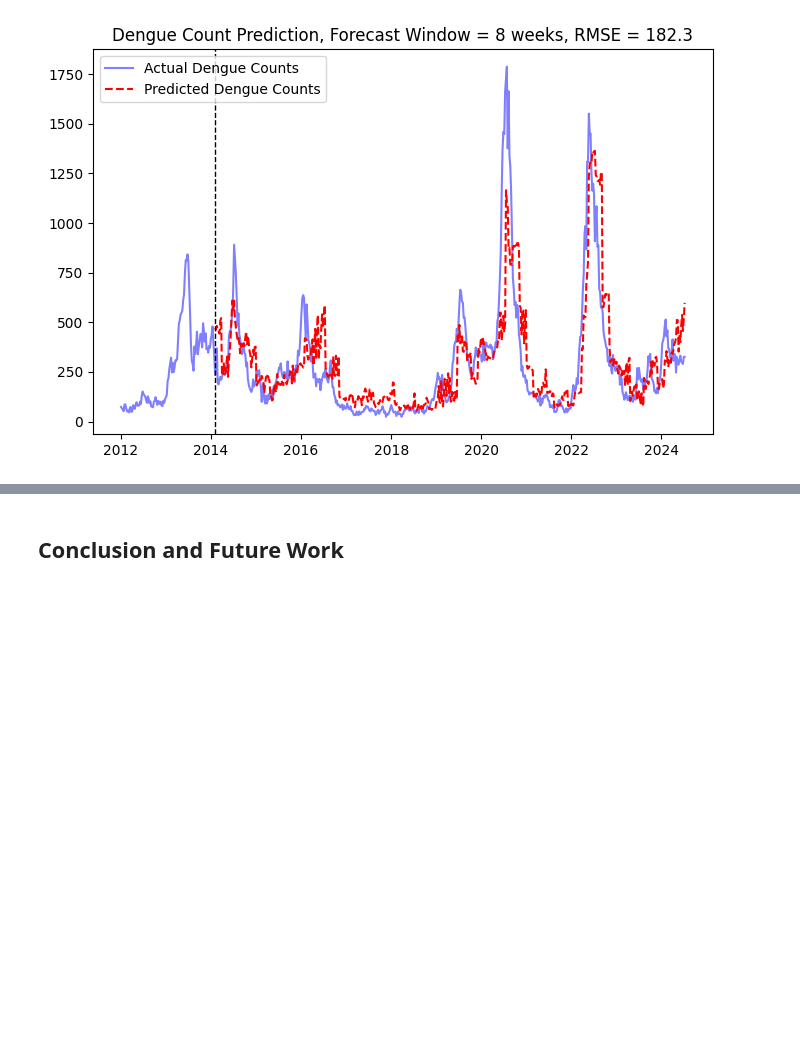
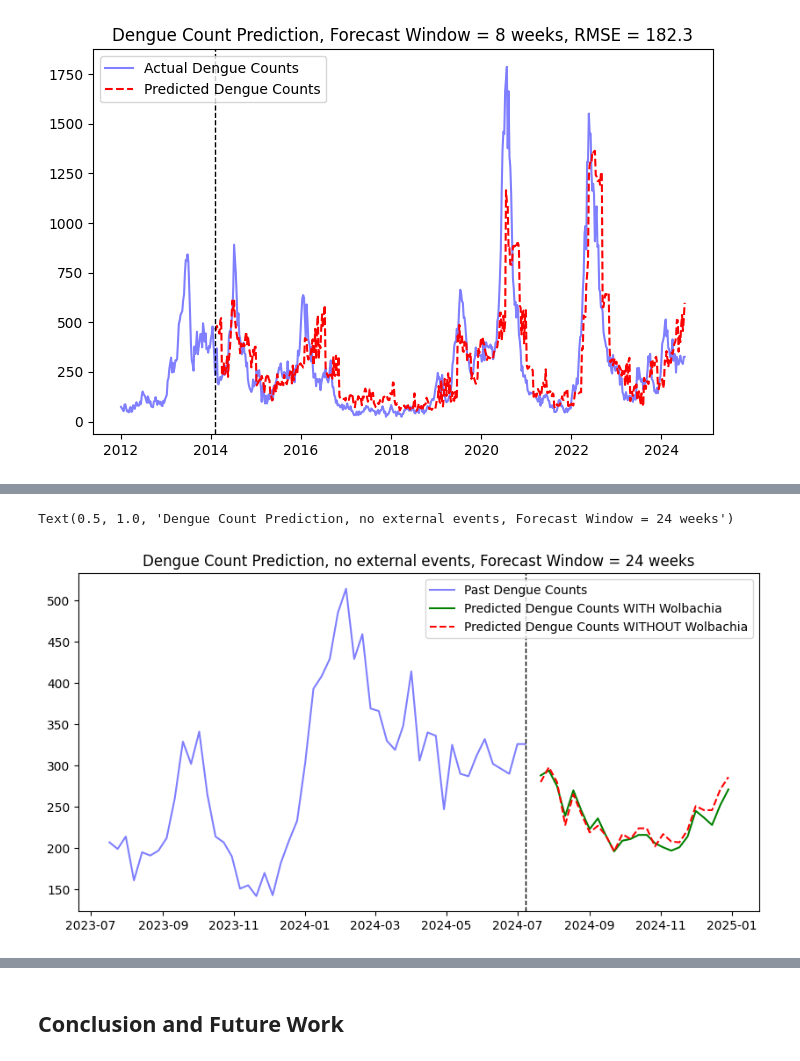
Before and after one commit to kampungkat/dengue-predictor, a Jupyter notebook: Dengue_Predictor.ipynb, the cells around one changed output, grey strips where cells are left out. Saved outputs shown, nothing was run; the diff lists cells and outputs as text; code cells hidden in the pictures; blank space fills up the shorter version.

Commit message:
wolbachia effect investigation

```diff
--- a/Dengue_Predictor.ipynb
+++ b/Dengue_Predictor.ipynb
@@ -690,0 +695,13 @@ Text(0.5, 1.0, 'Dengue Count Prediction, Forecast Window = 8 weeks, RMSE = 182.3
+# %%
+# Define lag characteristics
+feature_lags = range(1, 6)
+lagged_features = ['Daily_Rainfall', 'Mean_Temperature', 'Relative_Humidity',
+                   'Max_Temperature', 'Min_Temperature', 'Min_Wind_Speed',
+                   'Max_Wind_speed', 'Trend_Dengue', 'Trend_Dengue_Symptoms',
+                   'Trend_Fever', 'Trend_Mosquito','Wolbachia_Ratio','External_Events']
+weak_features = ['Daily_Rainfall', 'Mean_Temperature', 'Relative_Humidity',
+                   'Max_Temperature', 'Min_Temperature', 'Min_Wind_Speed',
+                   'Max_Wind_speed', 'Trend_Dengue', 'Trend_Dengue_Symptoms',
+                   'Trend_Fever', 'Trend_Mosquito'] # Features for which historical mean values are taken in forecast window
+target_lags = np.array([3,4])
+forecast_window = 24
@@ -690,0 +787,34 @@ Text(0.5, 1.0, 'Dengue Count Prediction, Forecast Window = 8 weeks, RMSE = 182.3
+# %%
+# Predict for case without external events and with Wolbachia at 0%
+df_pred_wo_wolb = df_w_mean.copy()
+df_pred_wo_wolb.iloc[-forecast_window:,:].loc[:,'External_Events'] = 0
+df_pred_wo_wolb.iloc[-forecast_window:,:].loc[:,'Wolbachia_Ratio'] = 0
+
+# Add lagged features
+for feat in lagged_features:
+    for lag in feature_lags:
+        df_pred_wo_wolb[f'{feat}_Lag_{lag}'] = df_pred_wo_wolb[feat].shift(lag)
+
+# Add target lags
+for lag in target_lags:
+    df_pred_wo_wolb[dict_target_lags[lag]] = df_pred_wo_wolb['Dengue_Count'].shift(lag)
+
+# Get test features and labels
+X_test = df_pred_wo_wolb[[col for col in df_pred_wo_wolb.columns if not (col in ['Year','Dengue_Count'])]]
+X_test = X_test.iloc[-forecast_window:,:]
+X_test = X_test[X_train.columns]           # Get test feature columns in the same order as train df
+
+y_pred_wo_wolb = get_sequential_predictions(model, X_test, dict_target_lags=dict_target_lags)
+y_pred_wo_wolb = pd.DataFrame(y_pred_wo_wolb,columns=['Dengue_Count'],index=X_test.index)
+# %%
+# Plot
+fig,ax = plt.subplots(1,1,figsize=(10,5))
+ax.plot(y_train.iloc[-52:],'b',label='Past Dengue Counts',alpha=0.5)
+ax.plot(y_pred_w_wolb,'g',label='Predicted Dengue Counts WITH Wolbachia')
+ax.plot(y_pred_wo_wolb,'r--',label='Predicted Dengue Counts WITHOUT Wolbachia')
+ax.axvline(x=y_train.index[-1], color='k', linestyle='--', linewidth=1)
+ax.legend()
+ax.set_title(f'Dengue Count Prediction, no external events, Forecast Window = {forecast_window} weeks')
+# %% [output]
+Text(0.5, 1.0, 'Dengue Count Prediction, no external events, Forecast Window = 24 weeks')
+[figure, added]
```
Also changed, not shown: parts of 16 cells of this notebook.
